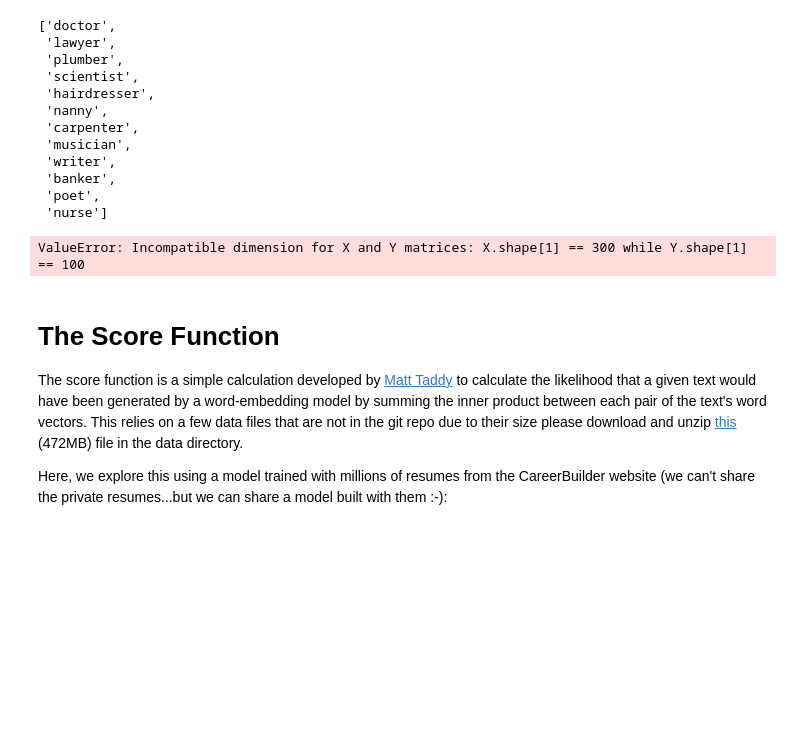
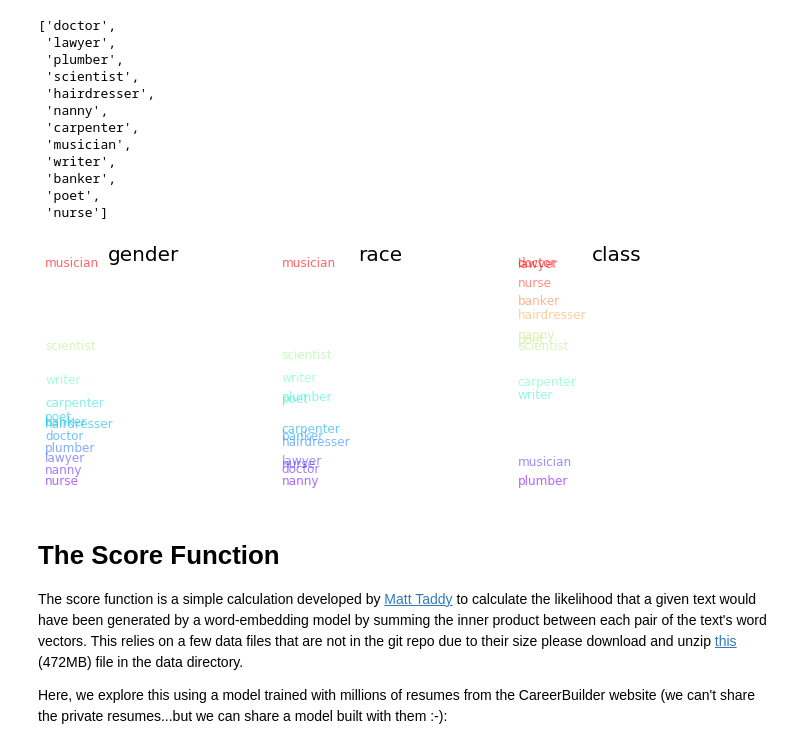
Before and after one commit to VivianQian19/Content-Analysis-2020, a Jupyter notebook: week-7/7-Vector-Space-Word-Embeddings.ipynb, the cells around one changed output. Saved outputs shown, nothing was run; the diff lists cells and outputs as text; code cells hidden in the pictures; blank space fills up the shorter version.

```diff
--- a/week-7/7-Vector-Space-Word-Embeddings.ipynb
+++ b/week-7/7-Vector-Space-Word-Embeddings.ipynb
@@ -1413,9 +1413,9 @@ def makeDF(model, word_list):
     r = []
     c = []
     for word in word_list:
-        g.append(sklearn.metrics.pairwise.cosine_similarity(nytimes_model[word].reshape(1,-1), Gender.reshape(1,-1))[0][0])
-        r.append(sklearn.metrics.pairwise.cosine_similarity(nytimes_model[word].reshape(1,-1), Race.reshape(1,-1))[0][0])
-        c.append(sklearn.metrics.pairwise.cosine_similarity(nytimes_model[word].reshape(1,-1), Class.reshape(1,-1))[0][0])
+        g.append(sklearn.metrics.pairwise.cosine_similarity(model[word].reshape(1,-1), Gender.reshape(1,-1))[0][0])
+        r.append(sklearn.metrics.pairwise.cosine_similarity(model[word].reshape(1,-1), Race.reshape(1,-1))[0][0])
+        c.append(sklearn.metrics.pairwise.cosine_similarity(model[word].reshape(1,-1), Class.reshape(1,-1))[0][0])
     df = pandas.DataFrame({'gender': g, 'race': r, 'class': c}, index = word_list)
     return df
 #to project each word in the word list, i.e. occupations, foods, sports, to the three dimensions (gender, race, class)
@@ -1471,21 +1471,21 @@ Occupations = ["doctor","lawyer","plumber","scientist","hairdresser", "nanny","c
 #Sports  = ["basketball", "baseball", "boxing", "softball", "volleyball", "tennis", "golf", "hockey", "soccer"]
 # %%
 # get projection dataframe
-OCCdfWIKI = makeDF(wiki_W2V, Occupations) #for word in occupation word list, train the word using the nytimes_model and calculate the cosine similarity bet the reshaped array
+OCCdfWIKI = makeDF(wiki_W2V, wikiOccupations) #for word in occupation word list, train the word using the nytimes_model and calculate the cosine similarity bet the reshaped array
 #Fooddf = makeDF(nytimes_model, Foods)
 #Sportsdf = makeDF(nytimes_model, Sports)
-# %% [output]
-ValueError: Incompatible dimension for X and Y matrices: X.shape[1] == 300 while Y.shape[1] == 100
 # %%
 # plot word list in each dimensions
 fig = plt.figure(figsize = (12,4))
 ax1 = fig.add_subplot(131)
-PlotDimension(ax1, OCCdf, 'gender')
+PlotDimension(ax1, OCCdfWIKI, 'gender')
 ax2 = fig.add_subplot(132)
-PlotDimension(ax2, OCCdf, 'race')
+PlotDimension(ax2, OCCdfWIKI, 'race')
 ax3 = fig.add_subplot(133)
-PlotDimension(ax3, OCCdf, 'class')
+PlotDimension(ax3, OCCdfWIKI, 'class')
 plt.show()
+# %% [output]
+[figure, added]
 # %% [markdown]
 # The Score Function
 
```
Also changed, not shown: parts of 17 cells of this notebook.
